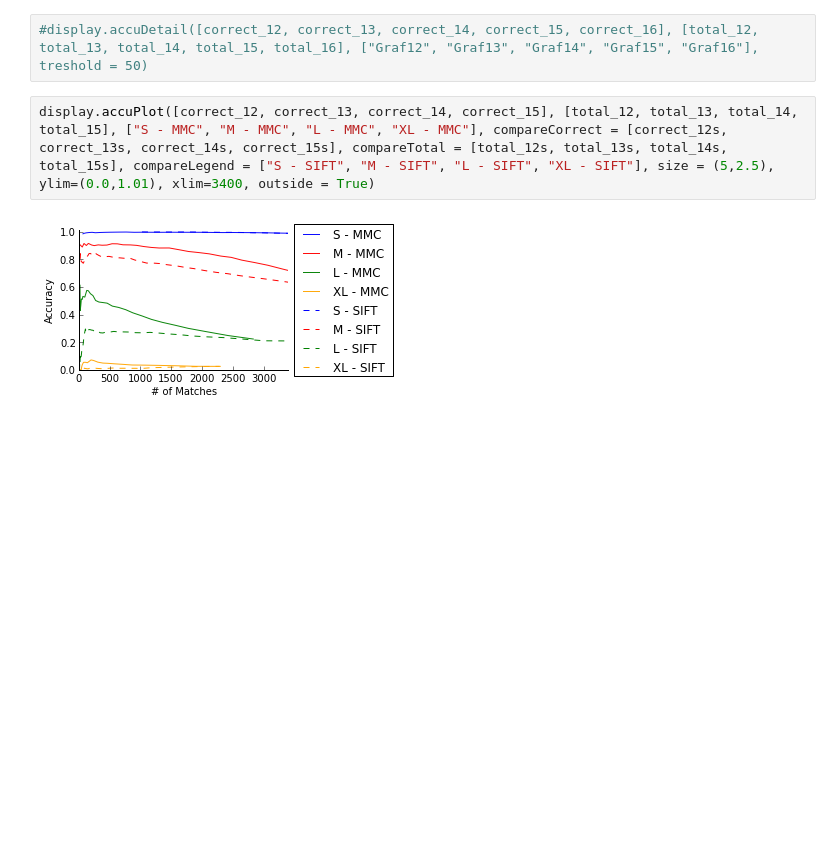
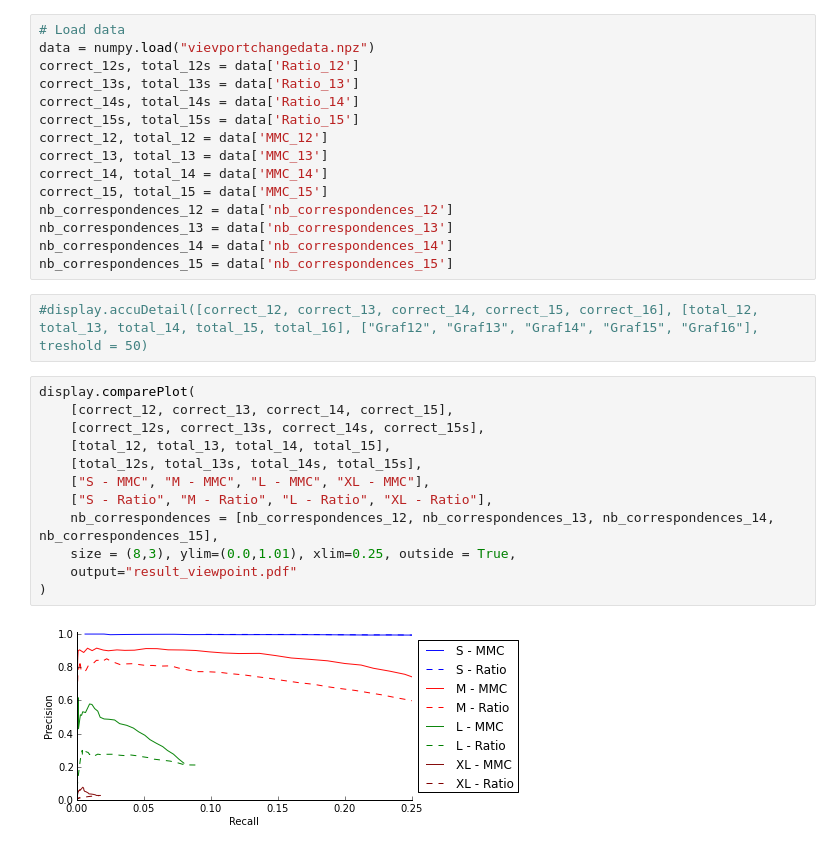
Before and after one commit to arnfred/Mirror-Match, a Jupyter notebook: code/cluster-match/Test View Port.ipynb, the cells around one changed output. Saved outputs shown, nothing was run; the diff lists cells and outputs as text; blank space fills up the shorter version.

```diff
--- a/code/cluster-match/Test View Port.ipynb
+++ b/code/cluster-match/Test View Port.ipynb
@@ -42,6 +93,31 @@ correct_15s, total_15s = matching.folderMatch("Graf15", dt, matching.siftMatch,
+# %%
+# Load data
+data = numpy.load("vievportchangedata.npz")
+correct_12s, total_12s = data['Ratio_12']
+correct_13s, total_13s = data['Ratio_13']
+correct_14s, total_14s = data['Ratio_14']
+correct_15s, total_15s = data['Ratio_15']
+correct_12, total_12 = data['MMC_12']
+correct_13, total_13 = data['MMC_13']
+correct_14, total_14 = data['MMC_14']
+correct_15, total_15 = data['MMC_15']
+nb_correspondences_12 = data['nb_correspondences_12']
+nb_correspondences_13 = data['nb_correspondences_13']
+nb_correspondences_14 = data['nb_correspondences_14']
+nb_correspondences_15 = data['nb_correspondences_15']
 # %%
 #display.accuDetail([correct_12, correct_13, correct_14, correct_15, correct_16], [total_12, total_13, total_14, total_15, total_16], ["Graf12", "Graf13", "Graf14", "Graf15", "Graf16"], treshold = 50)
 # %%
-display.accuPlot([correct_12, correct_13, correct_14, correct_15], [total_12, total_13, total_14, total_15], ["S - MMC", "M - MMC", "L - MMC", "XL - MMC"], compareCorrect = [correct_12s, correct_13s, correct_14s, correct_15s], compareTotal = [total_12s, total_13s, total_14s, total_15s], compareLegend = ["S - SIFT", "M - SIFT", "L - SIFT", "XL - SIFT"], size = (5,2.5), ylim=(0.0,1.01), xlim=3400, outside = True)
+display.comparePlot(
+    [correct_12, correct_13, correct_14, correct_15],
+    [correct_12s, correct_13s, correct_14s, correct_15s],
+    [total_12, total_13, total_14, total_15],
+    [total_12s, total_13s, total_14s, total_15s],
+    ["S - MMC", "M - MMC", "L - MMC", "XL - MMC"],
+    ["S - Ratio", "M - Ratio", "L - Ratio", "XL - Ratio"],
+    nb_correspondences = [nb_correspondences_12, nb_correspondences_13, nb_correspondences_14, nb_correspondences_15],
+    size = (8,3), ylim=(0.0,1.01), xlim=0.25, outside = True,
+    output="result_viewpoint.pdf"
+)
 # %% [output]
-[figure, old version]
+[figure, new version]
```
Also changed, not shown: parts of 14 cells of this notebook, 7 other files.
